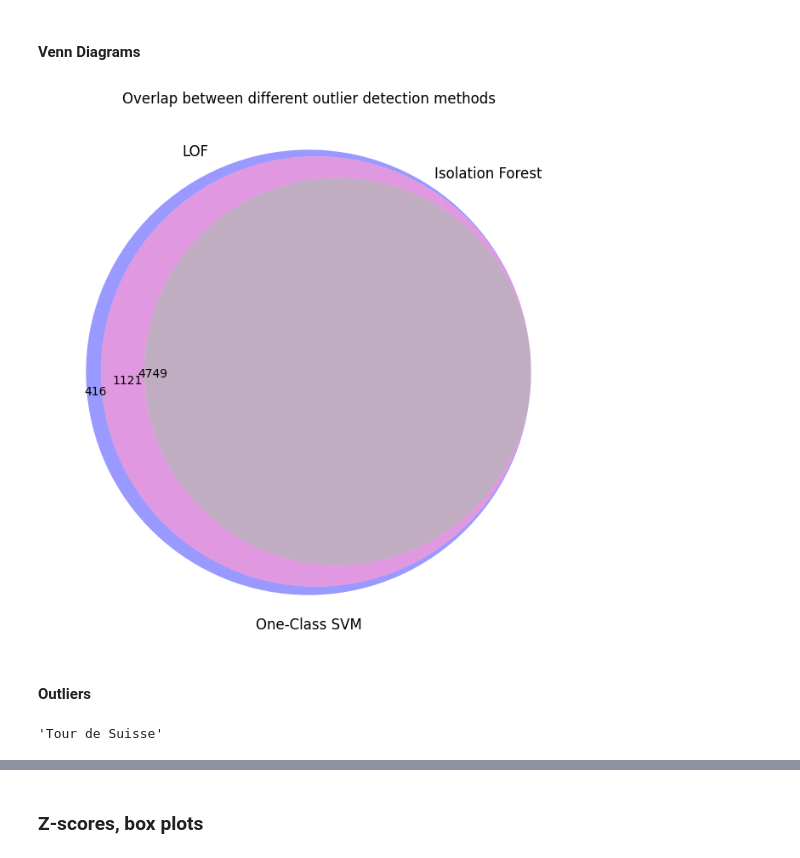
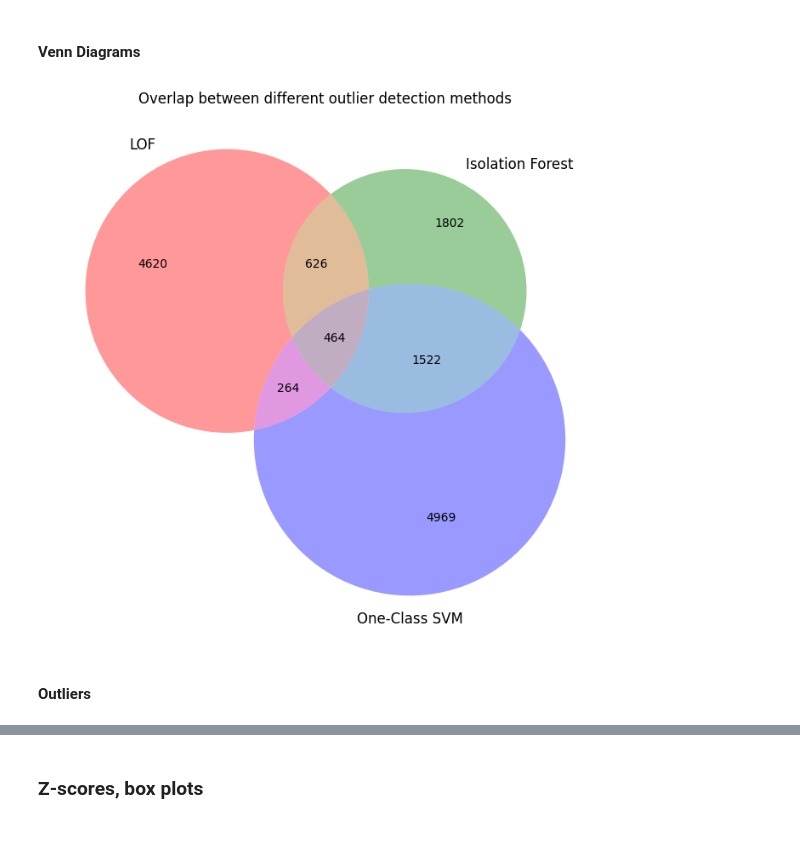
Before and after one commit to lesi-nedo/dm_project24_group_11, a Jupyter notebook: extra_notebooks/OlekisyOutliersAnal.ipynb, the cells around one changed output, grey strips where cells are left out. Saved outputs shown, nothing was run; the diff lists cells and outputs as text; code cells hidden in the pictures.

Commit message:
feat(outlier): added analysis, review data understanding (correlation)

```diff
--- a/extra_notebooks/OlekisyOutliersAnal.ipynb
+++ b/extra_notebooks/OlekisyOutliersAnal.ipynb
@@ -111,14 +111,28 @@ outliers_lof = pd.read_csv('../dataset/outliers_lof.csv')
 outliers_iso_for = pd.read_csv('../dataset/outliers_iso_for.csv')
 outliers_oc_svm_gpu = pd.read_csv('../dataset/outliers_oc_svm.csv')
 
-all_outliers_indexes = outliers_lof.index.union(outliers_iso_for.index).union(outliers_oc_svm_gpu.index)
-all_normal_indexes = MergedDataset.index.difference(all_outliers_indexes)
+all_outliers = pd.concat([outliers_lof, outliers_iso_for, outliers_oc_svm_gpu]).drop_duplicates(subset=["name_cyclist", "name_race"])
+
+dict_outliers_lof = outliers_lof.set_index(["name_cyclist", "name_race"]).to_dict(orient="index")
+dict_outliers_iso_for = outliers_iso_for.set_index(["name_cyclist", "name_race"]).to_dict(orient="index")
+dict_outliers_oc_svm = outliers_oc_svm_gpu.set_index(["name_cyclist", "name_race"]).to_dict(orient="index")
+
+dict_outliers = {**dict_outliers_lof, **dict_outliers_iso_for, **dict_outliers_oc_svm}
+
+all_normal_indexes = MergedDataset[~MergedDataset[["cyclist", "_url_race"]].apply(lambda x: tuple(x) in dict_outliers, axis=1)].index
+all_outliers_indexes =  MergedDataset[MergedDataset[["cyclist", "_url_race"]].apply(lambda x: tuple(x) in dict_outliers, axis=1)].index
+
 
 NumericalDataset = MergedDataset.select_dtypes(include=[np.number])
 
-normal_lof = MergedDataset[~MergedDataset['_url_race'].isin(outliers_lof['name_race'])]
-normal_iso_for = MergedDataset[~MergedDataset['_url_race'].isin(outliers_iso_for['name_race'])]
-normal_oc_svm = MergedDataset[~MergedDataset['_url_race'].isin(outliers_oc_svm_gpu['name_race'])]
+normal_lof = MergedDataset[~MergedDataset[["cyclist", "_url_race"]].apply(lambda x: tuple(x) in dict_outliers_lof, axis=1)]
+normal_iso_for = MergedDataset[~MergedDataset[["cyclist", "_url_race"]].apply(lambda x: tuple(x) in dict_outliers_iso_for, axis=1)]
+normal_oc_svm = MergedDataset[~MergedDataset[["cyclist", "_url_race"]].apply(lambda x: tuple(x) in dict_outliers_oc_svm, axis=1)]
+
+outliers_lof = MergedDataset[MergedDataset[["cyclist", "_url_race"]].apply(lambda x: tuple(x) in dict_outliers_lof, axis=1)]
+outliers_iso_for = MergedDataset[MergedDataset[["cyclist", "_url_race"]].apply(lambda x: tuple(x) in dict_outliers_iso_for, axis=1)]
+outliers_oc_svm_gpu = MergedDataset[MergedDataset[["cyclist", "_url_race"]].apply(lambda x: tuple(x) in dict_outliers_oc_svm, axis=1)]
+
 
 normal_lof_num = normal_lof.select_dtypes(include=[np.number])
 normal_iso_for_num = normal_iso_for.select_dtypes(include=[np.number])
@@ -183,34 +201,20 @@ cyclist_age               0.011751
 # %%
 lof_set = set(outliers_lof.index)
 iso_set = set(outliers_iso_for.index)
 oc_svm_set = set(outliers_oc_svm_gpu.index)
 
-all_outliers = lof_set | oc_svm_set | iso_set
-lof_iso = lof_set & iso_set
-lof_oc_svm = lof_set & oc_svm_set
-iso_oc_svm = iso_set & oc_svm_set
 
 fig = plt.figure(figsize=(15, 8))
 
 venn3([lof_set, iso_set, oc_svm_set],
       set_labels=('LOF', 'Isolation Forest', 'One-Class SVM'))
 plt.title('Overlap between different outlier detection methods')
 
 plt.show()
-plt.close()
 # %% [output]
-[figure, old version]
+[figure, new version]
 # %% [markdown]
 #### Outliers
-# %%
-# MergedDataset[MergedDataset['_url_race'] == 'tour-de-suisse/1972/stage-6b']
-RacesDataset = pd.read_csv('../dataset/races.csv')
-CyclistsDataset = pd.read_csv('../dataset/cyclists.csv')
-# RacesDataset[RacesDataset['_url'] == 'tour-de-suisse/1972/stage-6b']
-counted = MergedDataset['_url_race'].value_counts()
-RacesDataset[RacesDataset['_url'] == "tour-de-suisse/1972/stage-6b"]['name'].values[0]
-# %% [output]
-'Tour de Suisse'
 # %%
 %matplotlib widget
 from outliers_code.outliers_analysis import visualize_outlier_types, print_outlier_summary
```
Also changed, not shown: parts of 8 cells of this notebook, 8 other files.
